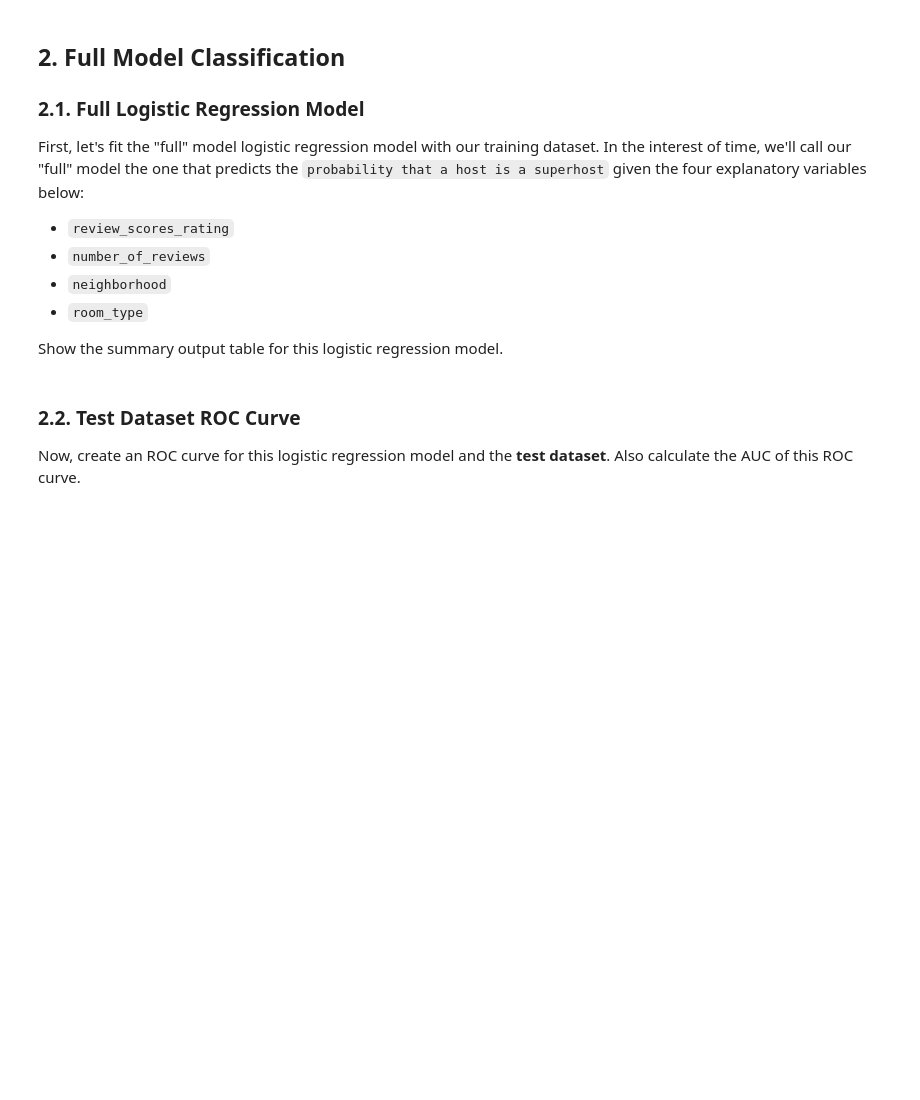
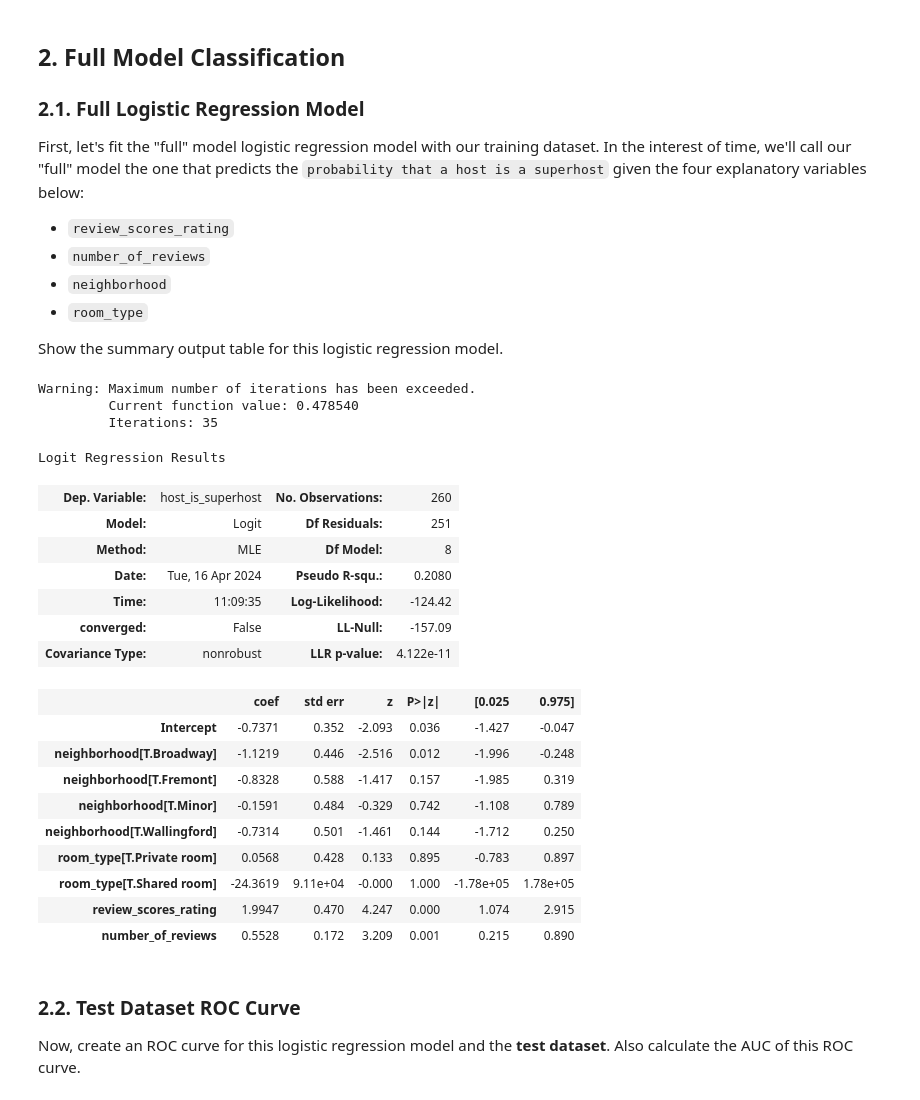
Before and after one commit to ryguy2k4/stat207, a Jupyter notebook: lab_12/lab_12_individual.ipynb, the cells around one changed output. Saved outputs shown, nothing was run; the diff lists cells and outputs as text; code cells hidden in the pictures; blank space fills up the shorter version.

```diff
--- a/lab_12/lab_12_individual.ipynb
+++ b/lab_12/lab_12_individual.ipynb
@@ -135,3 +162,5 @@ Ideally, we would also like to interpret our final model.
 2. Display your dataframe.
 
 3. Show how many rows your dataframe has.
+# %%
+df = pd.read_csv("seattle_airbnb_listings.csv")
@@ -139,10 +181,15 @@ Ideally, we would also like to interpret our final model.
 ### 1.2. 0/1 Response Variable
 
 Create a new 0/1 variable in your dataset in which `superhosts=1` and `nonsuperhosts=0`.
+# %%
+df["host_is_superhost"].replace({"t":1,"f":0}, inplace=True)
 # %% [markdown]
 ### 1.3. Train-Test-Split
 
 Create a training dataset and a test dataset from your dataframe using a random state of `101` and a test dataset size that is a random sample of about 20% of the observations from the original dataset.
+# %%
+df = df[["review_scores_rating", "number_of_reviews", "neighborhood", "room_type", "host_is_superhost"]]
+df_train, df_test = train_test_split(df, test_size=0.2, random_state=101)
 # %% [markdown]
 ### 1.4. Numerical Explanatory Variable Scaling
 
@@ -155,6 +209,10 @@ First, calculate the standard deviation of each of your numerical explanatory va
 Just like we saw in a linear regression model, if the standard deviations of the numerical explanatory variables in a logistic regression model are not all roughly equal, then we cannot interpret the magnitude of the slopes as reflecting the predictive power that the corresponding variable brings to the model.
 
 Because we'd now like to (ideally) interpret the slope magnitudes of our model in this way, z-score scale the numerical explanatory variables in your training dataset (using the TRAINING dataset means and standard deviations.)
+# %%
+scaler = StandardScaler()
+scaled_vars = scaler.fit_transform(df_train[["review_scores_rating", "number_of_reviews"]])
+df_train[["review_scores_rating", "number_of_reviews"]] = scaled_vars
 # %% [markdown]
 #### 1.4.3. Scaling the Numerical Explanatory Variables in the Test Dataset
 
@@ -172,6 +233,31 @@ First, let's fit the "full" model logistic regression model with our training da
 
 
 Show the summary output table for this logistic regression model.
+# %%
+full_model = smf.logit(formula="host_is_superhost~review_scores_rating+number_of_reviews+neighborhood+room_type",data=df_train).fit()
+full_model.summary()
+# %% [output]
+Warning: Maximum number of iterations has been exceeded.
+         Current function value: 0.478540
+         Iterations: 35
+Logit Regression Results
+| Dep. Variable: | host_is_superhost | No. Observations: | 260 |
+| Model: | Logit | Df Residuals: | 251 |
+| Method: | MLE | Df Model: | 8 |
+| Date: | Tue, 16 Apr 2024 | Pseudo R-squ.: | 0.2080 |
+| Time: | 11:09:35 | Log-Likelihood: | -124.42 |
+| converged: | False | LL-Null: | -157.09 |
+| Covariance Type: | nonrobust | LLR p-value: | 4.122e-11 |
+|  | coef | std err | z | P>|z| | [0.025 | 0.975] |
+| Intercept | -0.7371 | 0.352 | -2.093 | 0.036 | -1.427 | -0.047 |
+| neighborhood[T.Broadway] | -1.1219 | 0.446 | -2.516 | 0.012 | -1.996 | -0.248 |
+| neighborhood[T.Fremont] | -0.8328 | 0.588 | -1.417 | 0.157 | -1.985 | 0.319 |
+| neighborhood[T.Minor] | -0.1591 | 0.484 | -0.329 | 0.742 | -1.108 | 0.789 |
+| neighborhood[T.Wallingford] | -0.7314 | 0.501 | -1.461 | 0.144 | -1.712 | 0.250 |
+| room_type[T.Private room] | 0.0568 | 0.428 | 0.133 | 0.895 | -0.783 | 0.897 |
+| room_type[T.Shared room] | -24.3619 | 9.11e+04 | -0.000 | 1.000 | -1.78e+05 | 1.78e+05 |
+| review_scores_rating | 1.9947 | 0.470 | 4.247 | 0.000 | 1.074 | 2.915 |
+| number_of_reviews | 0.5528 | 0.172 | 3.209 | 0.001 | 0.215 | 0.890 |
 # %% [markdown]
 ### 2.2. Test Dataset ROC Curve
 
```
Also changed, not shown: parts of 22 cells of this notebook.
